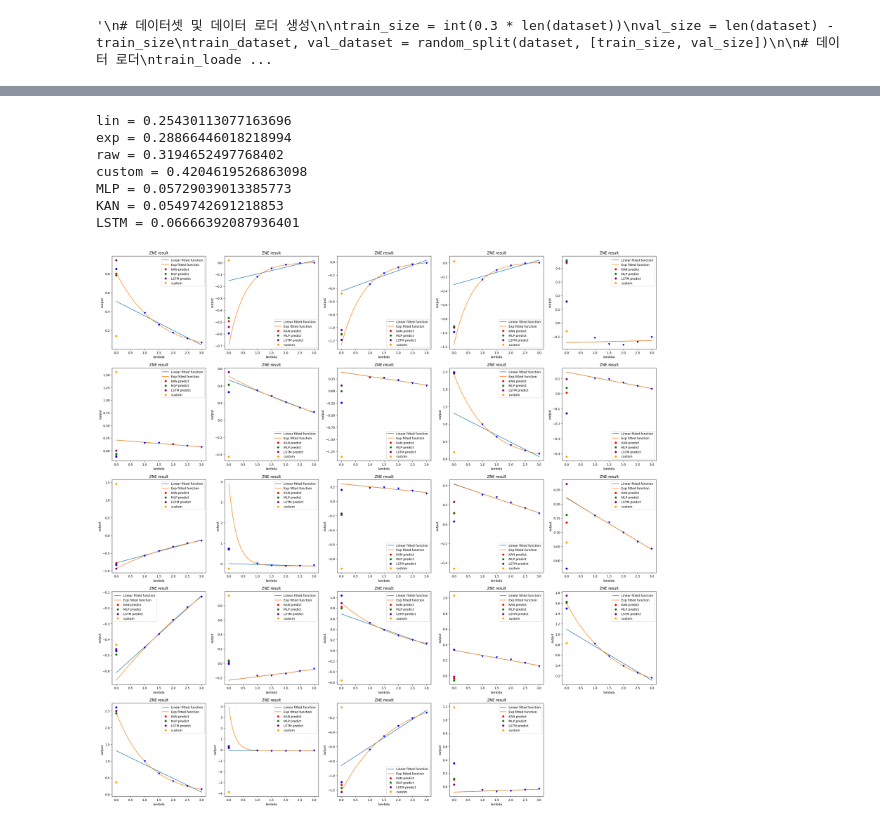
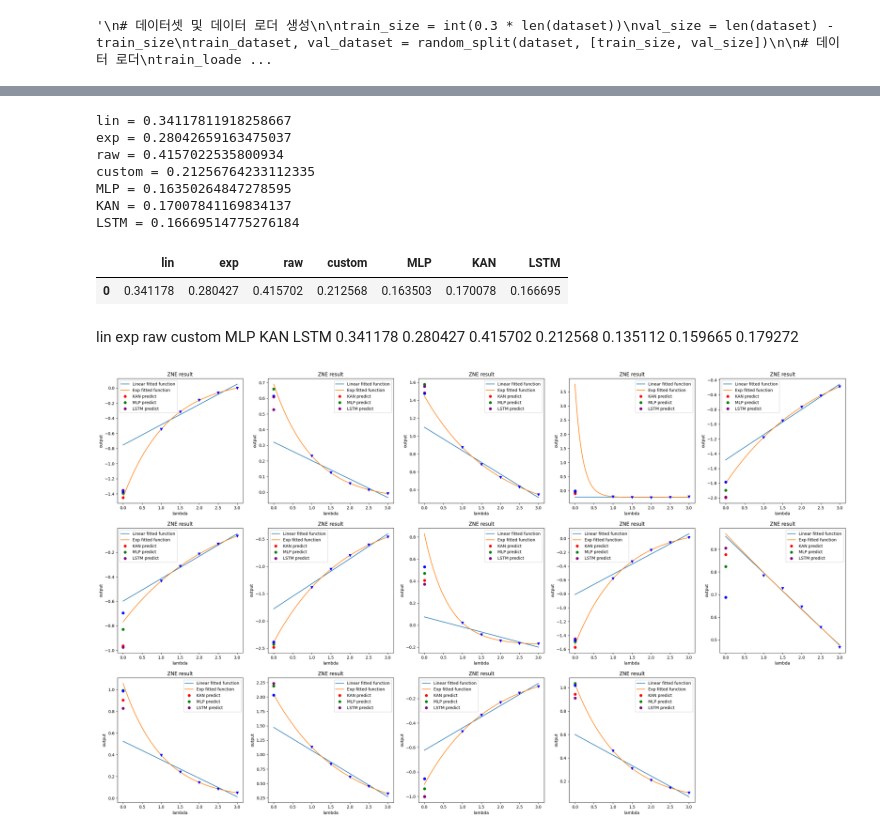
Before and after one commit to pop756/Quantum_KAN, a Jupyter notebook: KAN_error_mitigation.ipynb, the cells around one changed output, grey strips where cells are left out. Drawn from its saved outputs; the diff is of its cells as text; code cells hidden in the pictures.

```diff
--- a/KAN_error_mitigation.ipynb
+++ b/KAN_error_mitigation.ipynb
@@ -569,13 +583,13 @@ class RegressionModel(nn.Module):
 
 model_MLP = RegressionModel()
 criterion = nn.MSELoss()
-optimizer_MLP = torch.optim.Adam(model_MLP.parameters(), lr=0.01)
+optimizer_MLP = torch.optim.Adam(model_MLP.parameters(), lr=0.05)
 
 from kan import KAN
 class Model(nn.Module):
     def __init__(self):
         super(Model, self).__init__()
-        self.KAN = KAN([len(input_list2),len(input_list2)*2-1,1],grid=2)
+        self.KAN = KAN([len(input_list2),len(input_list2)*2-1,1],grid=1)
     def forward(self, x):
         output = self.KAN(x)
         #output = nn.Sigmoid()(output)
@@ -600,7 +614,7 @@ class LSTMModel(nn.Module):
 
 model = Model()
 LSTM_model = LSTMModel(1, 32, 1)
-criterion = nn.MSELoss()
+criterion = nn.L1Loss()
 optimizer = torch.optim.Adam(model.parameters(), lr=0.05)
 optimizer_LSTM = torch.optim.Adam(LSTM_model.parameters(), lr=0.05)
 # %%
@@ -692,8 +706,8 @@ def extrapolate_values_temp(y_data,x_data,label):
     y_linear_0 = linear_func(0, a_linear, b_linear)
 
     # 지수 함수 피팅 초기 추정값 및 범위 설정
-    initial_guess = [0.8, 1, 1]
-    bounds = ([0, -4, -np.inf], [1, 4, np.inf])
+    initial_guess = [0.9, 1, 1]
+    bounds = ([0, -2, -np.inf], [1, 2, np.inf])
 
     params_exp, _ = curve_fit(exp_func, x_data, y_data, p0=initial_guess, bounds=bounds, maxfev=10000)
     a_exp, b_exp, c_exp = params_exp
@@ -746,16 +760,28 @@ LSTM_loss = torch.nn.MSELoss()(LSTM_output,y_list).item()
 # %%
-loss_list = {'lin':Lin_loss,'exp':exp_loss,'raw':raw_loss,'custom':temp_loss,'MLP':MLP_loss,'KAN':KAN_loss,'LSTM':LSTM_loss}
+loss_list = {'lin':[Lin_loss],'exp':[exp_loss],'raw':[raw_loss],'custom':[temp_loss],'MLP':[MLP_loss],'KAN':[KAN_loss],'LSTM':[LSTM_loss]}
 
 for name,loss in loss_list.items():
-    print(f"{name} = {loss}")
+    print(f"{name} = {loss[0]}")
 # %% [output]
-lin = 0.25430113077163696
-exp = 0.28866446018218994
-raw = 0.3194652497768402
-custom = 0.4204619526863098
-MLP = 0.05729039013385773
-KAN = 0.0549742691218853
-LSTM = 0.06666392087936401
+lin = 0.34117811918258667
+exp = 0.28042659163475037
+raw = 0.4157022535800934
+custom = 0.21256764233112335
+MLP = 0.16350264847278595
+KAN = 0.17007841169834137
+LSTM = 0.16669514775276184
+# %%
+import pandas as pd
+
+data = pd.DataFrame(loss_list)
+data
+# %% [output]
+|  | lin | exp | raw | custom | MLP | KAN | LSTM |
+| 0 | 0.341178 | 0.280427 | 0.415702 | 0.212568 | 0.163503 | 0.170078 | 0.166695 |
+# %% [markdown]
+
+lin	exp	raw	custom	MLP	KAN	LSTM
+0.341178	0.280427	0.415702	0.212568	0.135112	0.159665	0.179272
 # %%
 from matplotlib import pyplot as plt
 from scipy.optimize import curve_fit
@@ -772,7 +798,7 @@ def curve_plot(x,y):
     params_linear, _ = curve_fit(linear_func, x, y)
 
     # 지수 함수 피팅 초기 추정값 및 범위 설정
-    initial_guess = [0.8, 1, 1]
+    initial_guess = [0.9, 1, 1]
     bounds = ([0, -4, -np.inf], [1, 4, np.inf])
 
     params_exp, _ = curve_fit(exp_func, x, y, p0=initial_guess, bounds=bounds, maxfev=10000)
@@ -806,36 +832,36 @@ y_tensor = torch.reshape(y_tensor,[-1,1])
 
 output_KAN = model(x_tensor).detach().numpy()
 output_MLP = model_MLP(x_tensor).detach().numpy()
 output_LSTM = LSTM_model(x_tensor).detach().numpy()
 
 model_outputs = [output_KAN,output_MLP,output_LSTM]
 colors = ['red','green','purple','orange']
 models = ['KAN','MLP','LSTM']
 
 for (x,y) in train_dataset:
-    if index <25:
+    if  index <15:
 
 
 
 
         plt.subplot(5,5,index)
         plt.title("ZNE result")
         plt.xlabel("lambda")
         plt.ylabel("output")
         curve_plot(input_list2,x)
 
         for index2,output in enumerate(model_outputs):
             plt.plot([0],output[index-1],'o',color=colors[index2],label=f'{models[index2]} predict')
 
-        plt.plot([0],y_temp_list[index-1],'o',color=colors[-1],label = 'custom')
+        #plt.plot([0],y_temp_list[index-1],'o',color=colors[-1],label = 'custom')
         plt.plot(input_list2,list(x),'bv')
         plt.plot([0],y,'bo')
 
         plt.legend()
         index+=1
     else:
-        break
+        index+=1
 # %% [output]
-[figure, old version]
+[figure, new version]
 # %%
 from matplotlib import pyplot as plt
```
Also changed, not shown: parts of 15 cells of this notebook, 3 other files.
